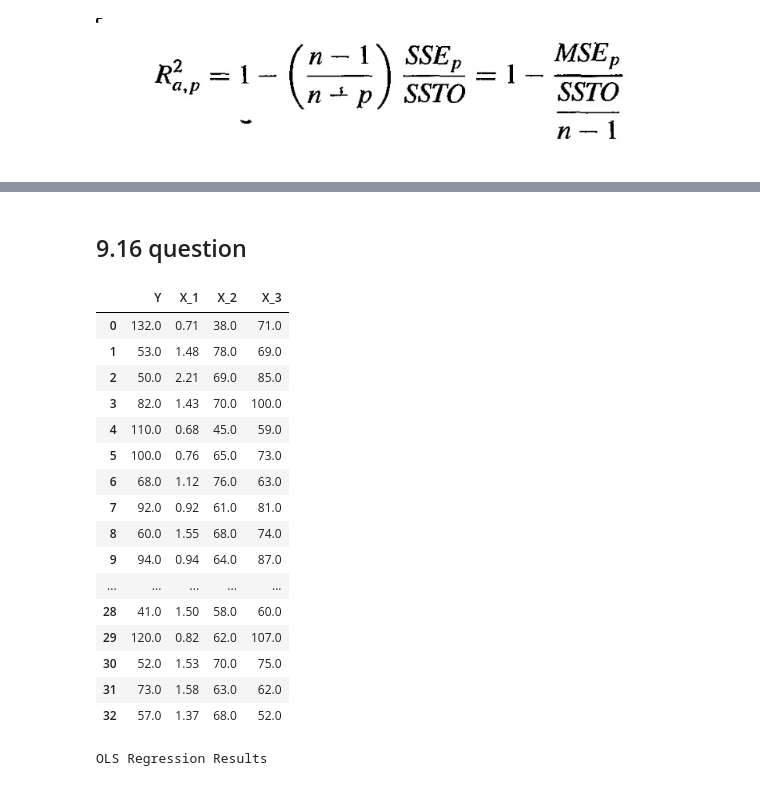
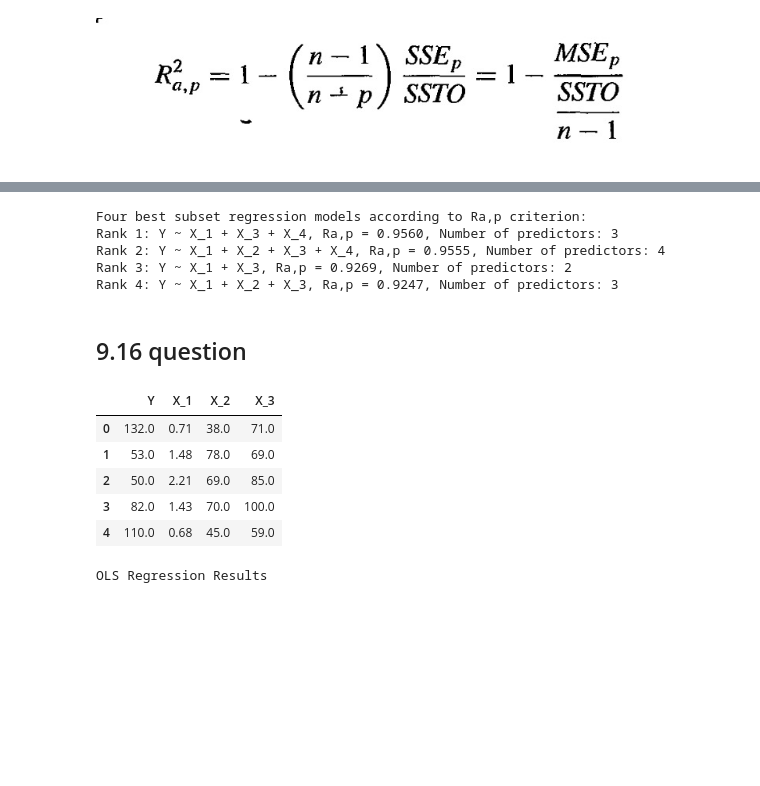
Before and after one commit to pedron1tor/STAT-350, a Jupyter notebook: hw8.ipynb, the cells around one changed output, grey strips where cells are left out. Drawn from its saved outputs; the diff is of its cells as text; code cells hidden in the pictures; blank space fills up the shorter version.

```diff
--- a/hw8.ipynb
+++ b/hw8.ipynb
@@ -167,3 +179,42 @@ strong multicollinearity or other numerical problems.
+# %%
+from itertools import combinations
+
+model_results = []
+
+# Test all possible combinations of predictor variables (from 1 to 4 predictors)
+for i in range(1, len(pool_potential_x_vars) + 1):
+    for subset in combinations(pool_potential_x_vars, i):
+        # Create formula for this subset
+        formula = "Y ~ " + " + ".join(subset)
+
+        # Fit the model
+        model = smf.ols(formula=formula, data=data).fit()
+
+        # Calculate adjusted R-squared
+        r_squared_adj = get_r_squared_adjusted_p(model, subset)
+
+        # Store results
+        model_results.append({
+            'predictors': subset,
+            'formula': formula,
+            'r_squared_adj': r_squared_adj,
+            'num_predictors': len(subset)
+        })
+
+# Sort models by adjusted R-squared in descending order
+sorted_models = sorted(model_results, key=lambda x: x['r_squared_adj'], reverse=True)
+
+# Print the four best subset regression models
+print("Four best subset regression models according to Ra,p criterion:")
+for i, model in enumerate(sorted_models[:4]):
+    print(f"Rank {i+1}: {model['formula']}, Ra,p = {model['r_squared_adj']:.4f}, "
+          f"Number of predictors: {model['num_predictors']}")
+# %% [output]
+Four best subset regression models according to Ra,p criterion:
+Rank 1: Y ~ X_1 + X_3 + X_4, Ra,p = 0.9560, Number of predictors: 3
+Rank 2: Y ~ X_1 + X_2 + X_3 + X_4, Ra,p = 0.9555, Number of predictors: 4
+Rank 3: Y ~ X_1 + X_3, Ra,p = 0.9269, Number of predictors: 2
+Rank 4: Y ~ X_1 + X_2 + X_3, Ra,p = 0.9247, Number of predictors: 3
 # %% [markdown]
 ## 9.16 question
 # %%
@@ -171,25 +222,14 @@ data2 = pd.read_csv('Chapter  9 Data Sets/CH09PR15.txt',  header=None, sep='\s+'
 # %%
 data2.rename({0:"Y", 1: "X_1", 2: "X_2", 3: "X_3"}, axis='columns', inplace=True)
 # %%
-data2
+data2.head()
 # %% [output]
 |  | Y | X_1 | X_2 | X_3 |
 | 0 | 132.0 | 0.71 | 38.0 | 71.0 |
 | 1 | 53.0 | 1.48 | 78.0 | 69.0 |
 | 2 | 50.0 | 2.21 | 69.0 | 85.0 |
 | 3 | 82.0 | 1.43 | 70.0 | 100.0 |
 | 4 | 110.0 | 0.68 | 45.0 | 59.0 |
-| 5 | 100.0 | 0.76 | 65.0 | 73.0 |
-| 6 | 68.0 | 1.12 | 76.0 | 63.0 |
-| 7 | 92.0 | 0.92 | 61.0 | 81.0 |
-| 8 | 60.0 | 1.55 | 68.0 | 74.0 |
-| 9 | 94.0 | 0.94 | 64.0 | 87.0 |
-| ... | ... | ... | ... | ... |
-| 28 | 41.0 | 1.50 | 58.0 | 60.0 |
-| 29 | 120.0 | 0.82 | 62.0 | 107.0 |
-| 30 | 52.0 | 1.53 | 70.0 | 75.0 |
-| 31 | 73.0 | 1.58 | 63.0 | 62.0 |
-| 32 | 57.0 | 1.37 | 68.0 | 52.0 |
 # %%
 full_model = smf.ols(formula="Y ~ X_1*X_2 + X_1*X_3 + X_2*X_3 + I(X_1**2) + I(X_2**2)+I(X_3**2)", data=data2).fit()
 full_model.summary()
```
Also changed, not shown: parts of 17 cells of this notebook.
